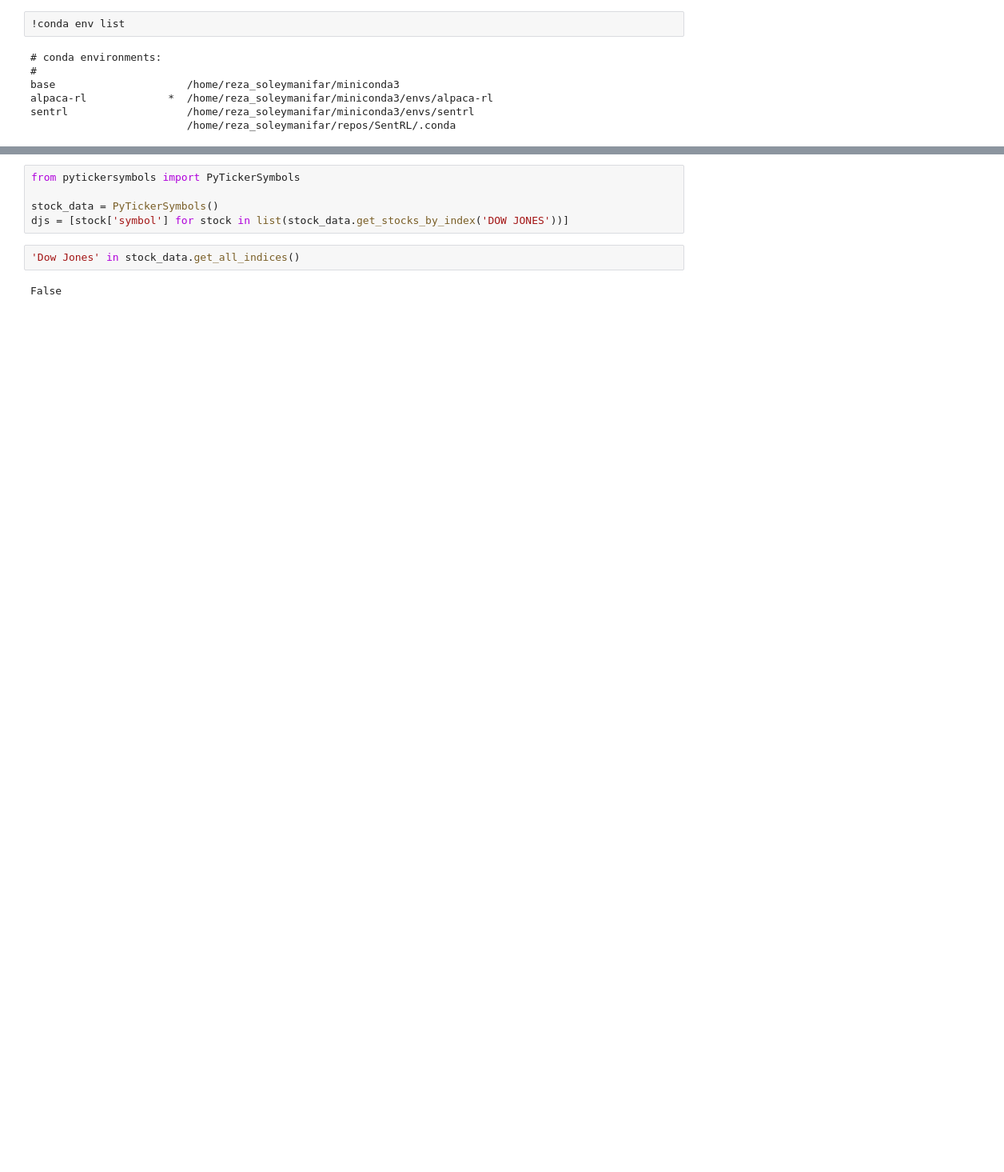
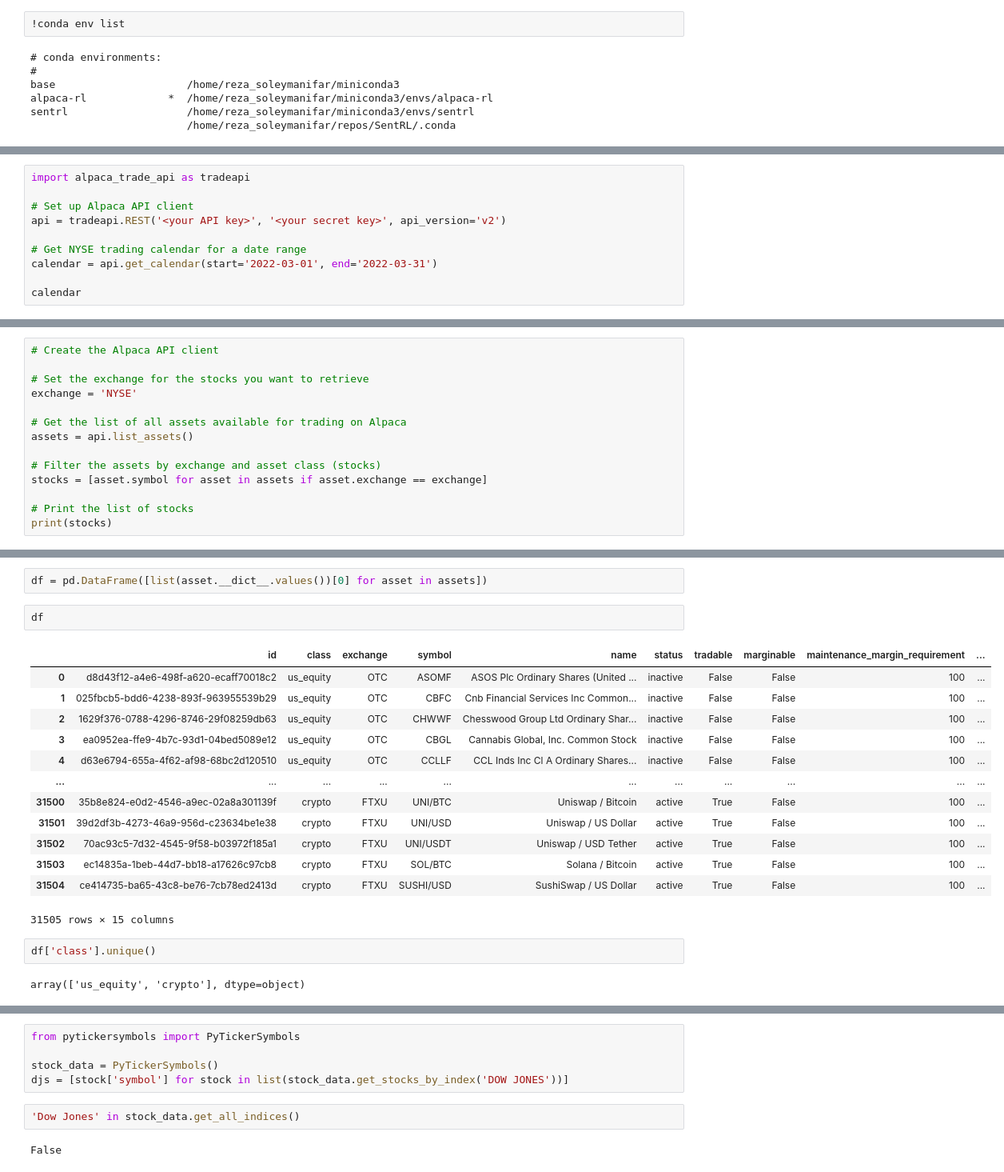
Before and after one commit to RezaSoleymanifar/neural, a Jupyter notebook: notebooks/price_prediction.ipynb, the cells around one changed output, grey strips where cells are left out. Shown at 80% size. Cells and saved outputs as stored; diff of their text form; blank space fills up the shorter version.

```diff
--- a/notebooks/price_prediction.ipynb
+++ b/notebooks/price_prediction.ipynb
@@ -9,0 +64,10 @@ sentrl                   /home/reza_soleymanifar/miniconda3/envs/sentrl
+# %%
+import alpaca_trade_api as tradeapi
+
+# Set up Alpaca API client
+api = tradeapi.REST('<your API key>', '<your secret key>', api_version='v2')
+
+# Get NYSE trading calendar for a date range
+calendar = api.get_calendar(start='2022-03-01', end='2022-03-31')
+
+calendar
@@ -9,0 +122,14 @@ sentrl                   /home/reza_soleymanifar/miniconda3/envs/sentrl
+# %%
+# Create the Alpaca API client
+
+# Set the exchange for the stocks you want to retrieve
+exchange = 'NYSE'
+
+# Get the list of all assets available for trading on Alpaca
+assets = api.list_assets()
+
+# Filter the assets by exchange and asset class (stocks)
+stocks = [asset.symbol for asset in assets if asset.exchange == exchange]
+
+# Print the list of stocks
+print(stocks)
@@ -9,0 +156,22 @@ sentrl                   /home/reza_soleymanifar/miniconda3/envs/sentrl
+# %%
+df = pd.DataFrame([list(asset.__dict__.values())[0] for asset in assets])
+# %%
+df
+# %% [output]
+|  | id | class | exchange | symbol | name | status | tradable | marginable | maintenance_margin_requirement | ... |
+| 0 | d8d43f12-a4e6-498f-a620-ecaff70018c2 | us_equity | OTC | ASOMF | ASOS Plc Ordinary Shares (United ... | inactive | False | False | 100 | ... |
+| 1 | 025fbcb5-bdd6-4238-893f-963955539b29 | us_equity | OTC | CBFC | Cnb Financial Services Inc Common... | inactive | False | False | 100 | ... |
+| 2 | 1629f376-0788-4296-8746-29f08259db63 | us_equity | OTC | CHWWF | Chesswood Group Ltd Ordinary Shar... | inactive | False | False | 100 | ... |
+| 3 | ea0952ea-ffe9-4b7c-93d1-04bed5089e12 | us_equity | OTC | CBGL | Cannabis Global, Inc. Common Stock | inactive | False | False | 100 | ... |
+| 4 | d63e6794-655a-4f62-af98-68bc2d120510 | us_equity | OTC | CCLLF | CCL Inds Inc Cl A Ordinary Shares... | inactive | False | False | 100 | ... |
+| ... | ... | ... | ... | ... | ... | ... | ... | ... | ... | ... |
+| 31500 | 35b8e824-e0d2-4546-a9ec-02a8a301139f | crypto | FTXU | UNI/BTC | Uniswap / Bitcoin | active | True | False | 100 | ... |
+| 31501 | 39d2df3b-4273-46a9-956d-c23634be1e38 | crypto | FTXU | UNI/USD | Uniswap / US Dollar | active | True | False | 100 | ... |
+| 31502 | 70ac93c5-7d32-4545-9f58-b03972f185a1 | crypto | FTXU | UNI/USDT | Uniswap / USD Tether | active | True | False | 100 | ... |
+| 31503 | ec14835a-1beb-44d7-bb18-a17626c97cb8 | crypto | FTXU | SOL/BTC | Solana / Bitcoin | active | True | False | 100 | ... |
+| 31504 | ce414735-ba65-43c8-be76-7cb78ed2413d | crypto | FTXU | SUSHI/USD | SushiSwap / US Dollar | active | True | False | 100 | ... |
+31505 rows × 15 columns
+# %%
+df['class'].unique()
+# %% [output]
+array(['us_equity', 'crypto'], dtype=object)
```
Also changed, not shown: parts of 31 cells of this notebook, 8 other files.
